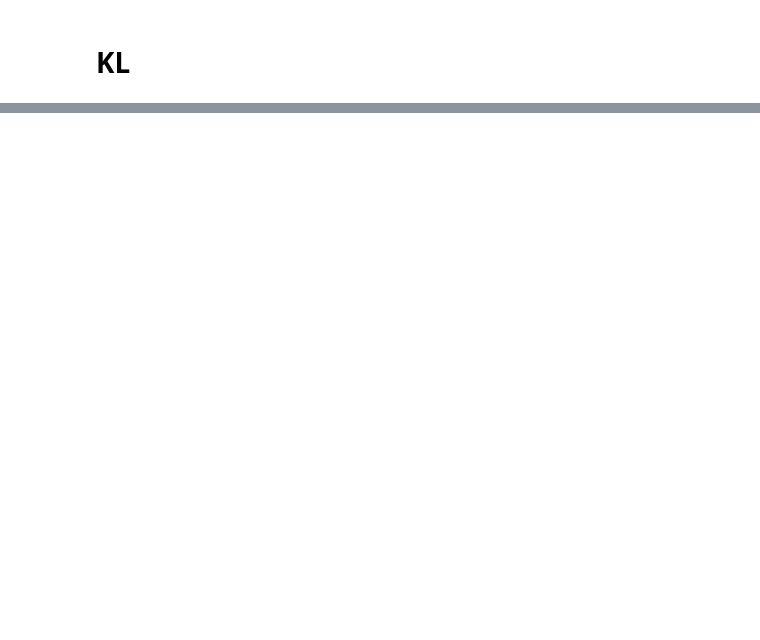
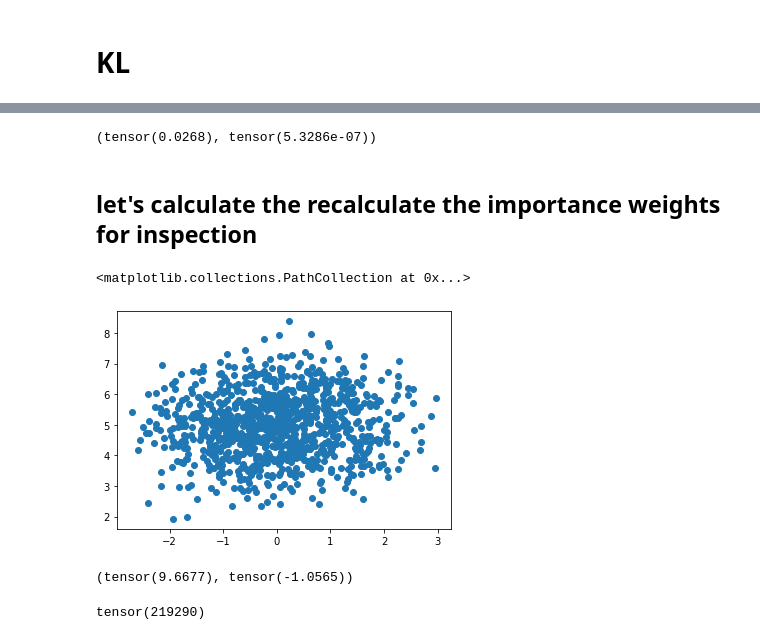
Before and after one commit to lollcat/FAB-2021, a Jupyter notebook: Notebooks/Flow/TriangleMoG.ipynb, the cells around one changed output, grey strips where cells are left out. Saved outputs shown, nothing was run; the diff lists cells and outputs as text; code cells hidden in the pictures; blank space fills up the shorter version.

```diff
--- a/Notebooks/Flow/TriangleMoG.ipynb
+++ b/Notebooks/Flow/TriangleMoG.ipynb
@@ -65,7 +65,7 @@ epochs = 1000
 batch_size = int(1e2)
 dim = 2
 n_samples_estimation = int(1e6)
-KPI_n_samples = int(1e6)
+KPI_n_samples = int(1e4)
 # %% [markdown]
 # DReG
 # %%
@@ -140,0 +187,14 @@ hist_plot = plot_history(history)
+# %%
+info['normalised_sampling_weights'].max(), info['normalised_sampling_weights'].min()
+# %% [output]
+(tensor(0.0268), tensor(5.3286e-07))
+# %% [markdown]
+## let's calculate the recalculate the importance weights for inspection
+# %%
+with torch.no_grad():
+    x_samples, log_q_x = tester.learnt_sampling_dist(int(1e6))
+# %%
+plt.scatter(x_samples[:1000, 0].detach(), x_samples[:1000, 1].detach())
+# %% [output]
+<matplotlib.collections.PathCollection at 0x...>
+[figure, added]
@@ -140,0 +205,9 @@ hist_plot = plot_history(history)
+# %%
+log_w.max(), log_w.min()
+# %% [output]
+(tensor(9.6677), tensor(-1.0565))
+# %%
+max_index = torch.argmax(log_w)
+max_index
+# %% [output]
+tensor(219290)
```
Also changed, not shown: parts of 18 cells of this notebook, 41 other files.
